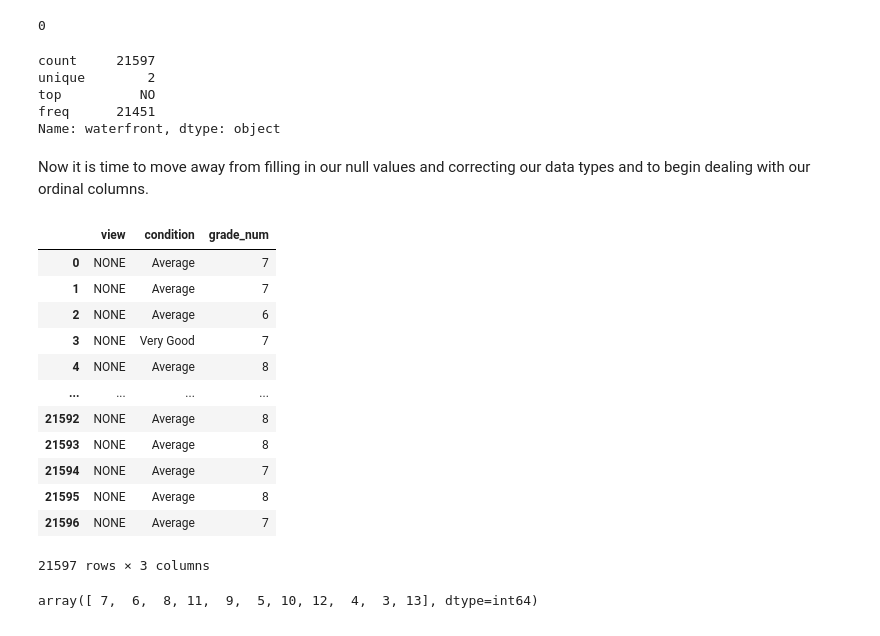
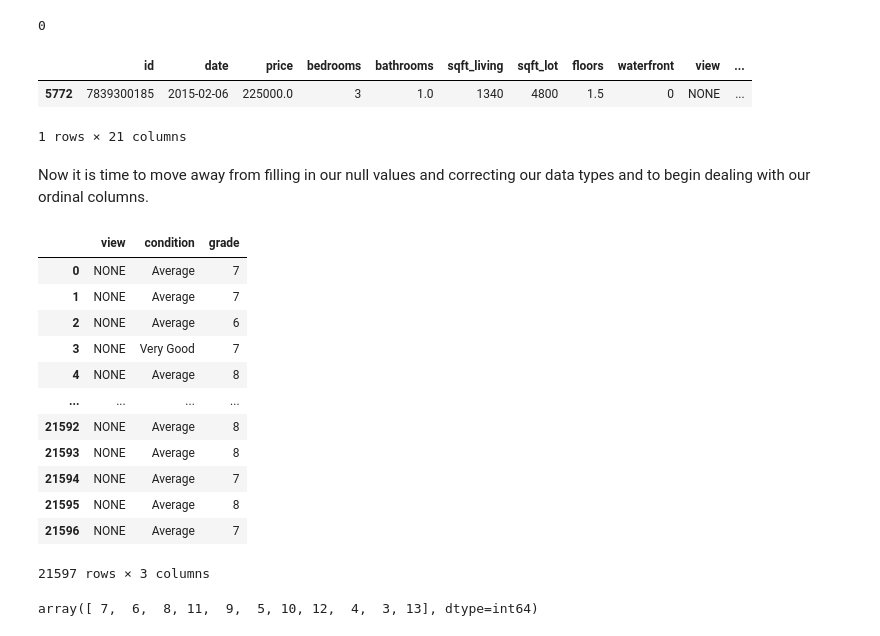
Before and after one commit to tweatherfordk/Linear-Regression-Housing-Model, a Jupyter notebook: Pedro/kings_county_eda.ipynb, the cells around one changed output. Drawn from its saved outputs; the diff is of its cells as text; code cells hidden in the pictures.

```diff
--- a/Pedro/kings_county_eda.ipynb
+++ b/Pedro/kings_county_eda.ipynb
@@ -73,11 +74,11 @@ df["sqft_basement"] = df["sqft_basement"].astype("float")
 # %%
 df.waterfront.fillna("NO", inplace= True) #filling in NaN values with NO for waterfront
-df.waterfront.eq('YES').mul(1) # now converting YES and NO to 1 and 0 respectively, this will help with our model fitting later
-df.waterfront.describe()
+
+df.waterfront = df.waterfront.eq('YES').mul(1) # now converting YES and NO to 1 and 0 respectively, this will help with our model fitting later
+
+df.sample()
 # %% [output]
+|  | id | date | price | bedrooms | bathrooms | sqft_living | sqft_lot | floors | waterfront | view | ... |
+| 5772 | 7839300185 | 2015-02-06 | 225000.0 | 3 | 1.0 | 1340 | 4800 | 1.5 | 0 | NONE | ... |
-count     21597
-unique        2
-top          NO
-freq      21451
-Name: waterfront, dtype: object
+1 rows × 21 columns
 # %%
@@ -86,17 +88,16 @@ df.view.fillna("NONE", inplace = True)
 # %% [markdown]
 Now it is time to move away from filling in our null values and correcting our data types and to begin dealing with our ordinal columns.
 # %%
-df["grade_num"] = df.grade.apply(lambda x: (int(x[0:2]))) # adding a grade numeric column which is derived from the grade column. Only using the integer grading.
+df["grade"] = df.grade.apply(lambda x: (int(x[0:2]))) # adding a grade numeric column which is derived from the grade column.
+# Only using the integer grading (3-13)
 # %%
-from sklearn.preprocessing import OrdinalEncoder
+ord_cat_selector = ['view', 'condition', 'grade'] # these three columns all have ordinal data and must be dealt with accordingly
 
-ord_cat_selector = ['view', 'condition', 'grade_num'] # these three columns all have ordinal data and must be dealt with accordingly
-
-cat_subset = df[ord_cat_selector]
+cat_subset = df[ord_cat_selector] # a subset of our dataframe with only ordinal data
 
 cat_subset
 # %% [output]
-|  | view | condition | grade_num |
+|  | view | condition | grade |
 | 0 | NONE | Average | 7 |
 | 1 | NONE | Average | 7 |
 | 2 | NONE | Average | 6 |
```
Also changed, not shown: parts of 10 cells of this notebook.
